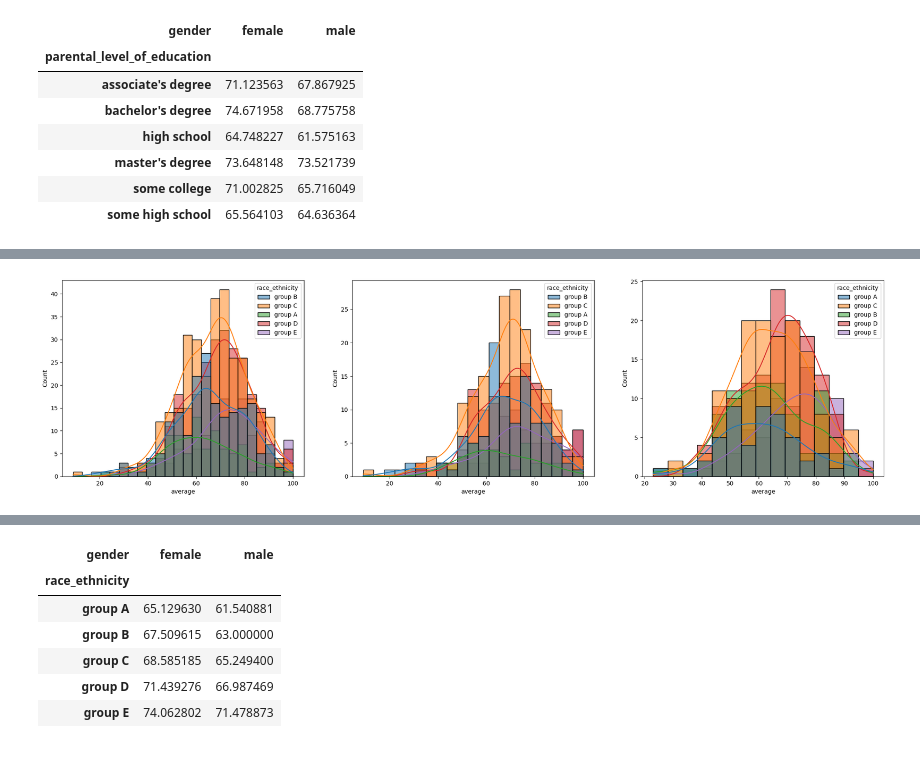
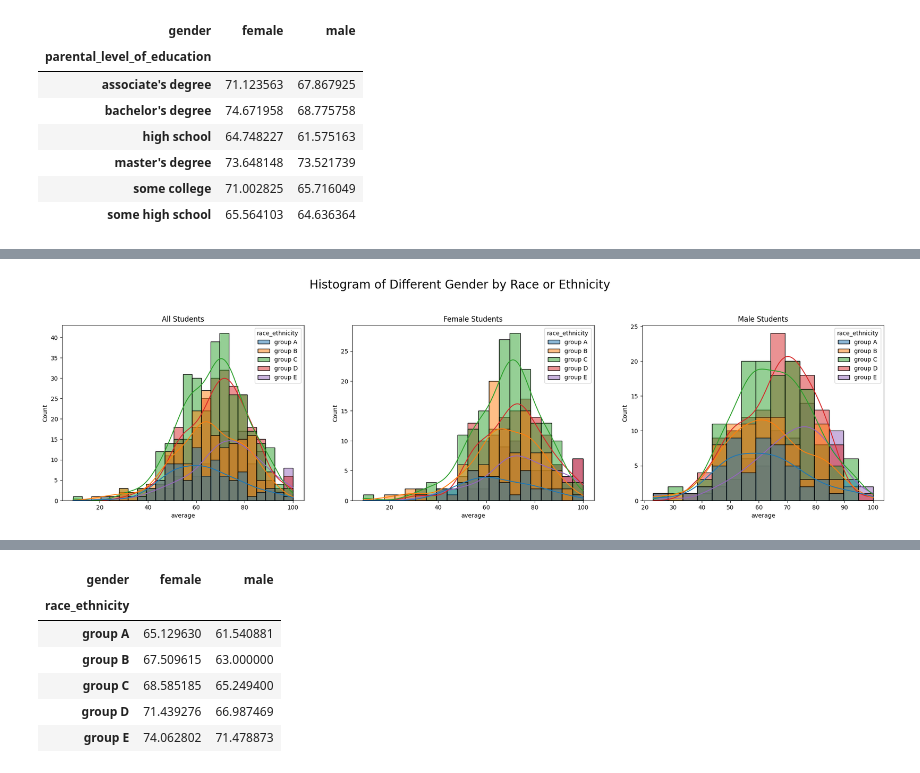
Before and after one commit to durrlov/mlproject, a Jupyter notebook: notebook/EDA.ipynb, the cells around one changed output, grey strips where cells are left out. Saved outputs shown, nothing was run; the diff lists cells and outputs as text; code cells hidden in the pictures.

```diff
--- a/notebook/EDA.ipynb
+++ b/notebook/EDA.ipynb
@@ -343,11 +424,21 @@ here, we can see that
 # %%
 plt.subplots(1,3,figsize=(25,6))
+plt.suptitle("Histogram of Different Gender by Race or Ethnicity", fontsize=20)
+plt.subplots_adjust(top=0.8)
+
+race_order= ['group A', 'group B', 'group C', 'group D', 'group E']
+
 plt.subplot(131)
-ax =sns.histplot(data=df,x='average',kde=True,hue='race_ethnicity')
+ax =sns.histplot(data=df,x='average',kde=True,hue='race_ethnicity', hue_order= race_order)
+plt.title("All Students")
+
 plt.subplot(132)
-ax =sns.histplot(data=df[df.gender=='female'],x='average',kde=True,hue='race_ethnicity')
+ax =sns.histplot(data=df[df.gender=='female'],x='average',kde=True,hue='race_ethnicity', hue_order= race_order)
+plt.title("Female Students")
+
 plt.subplot(133)
-ax =sns.histplot(data=df[df.gender=='male'],x='average',kde=True,hue='race_ethnicity')
+ax =sns.histplot(data=df[df.gender=='male'],x='average',kde=True,hue='race_ethnicity', hue_order= race_order)
+plt.title("Male Students")
 plt.show()
 # %% [output]
-[figure, old version]
+[figure, new version]
```
Also changed, not shown: parts of 70 cells of this notebook, 13 other files.
